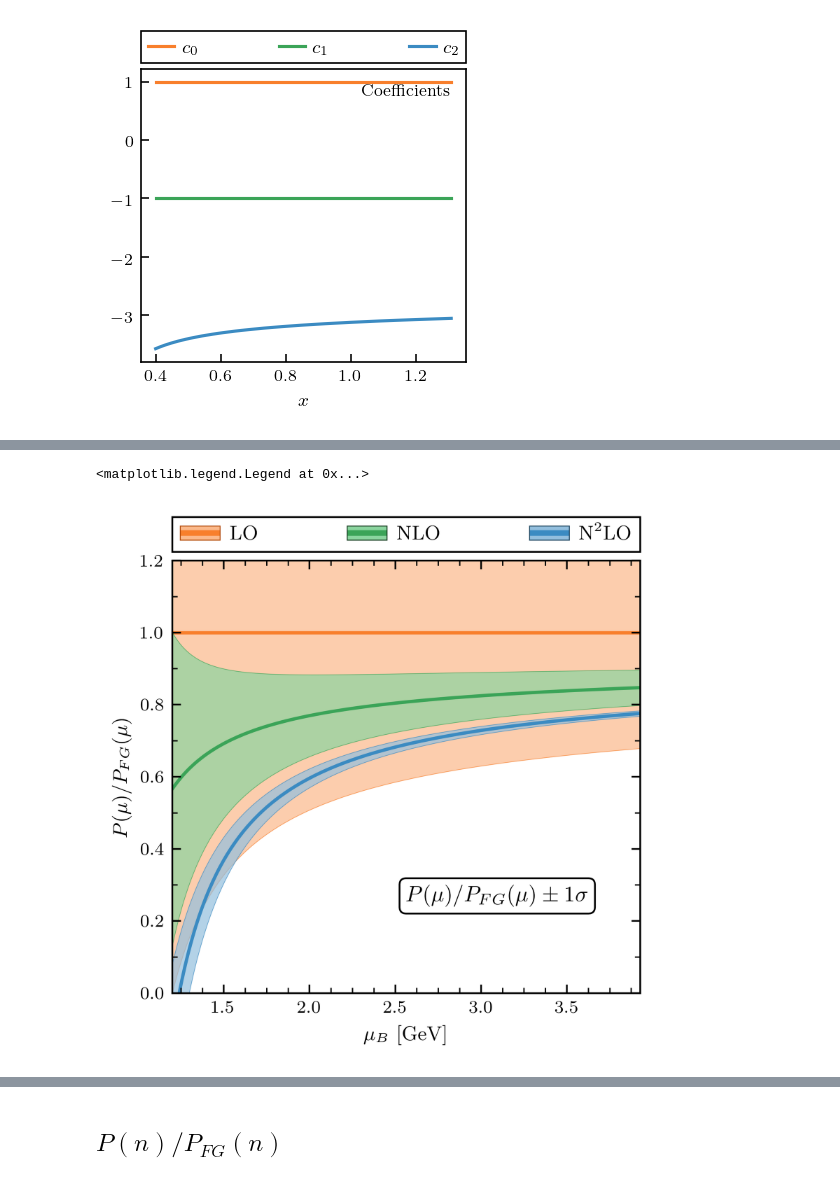
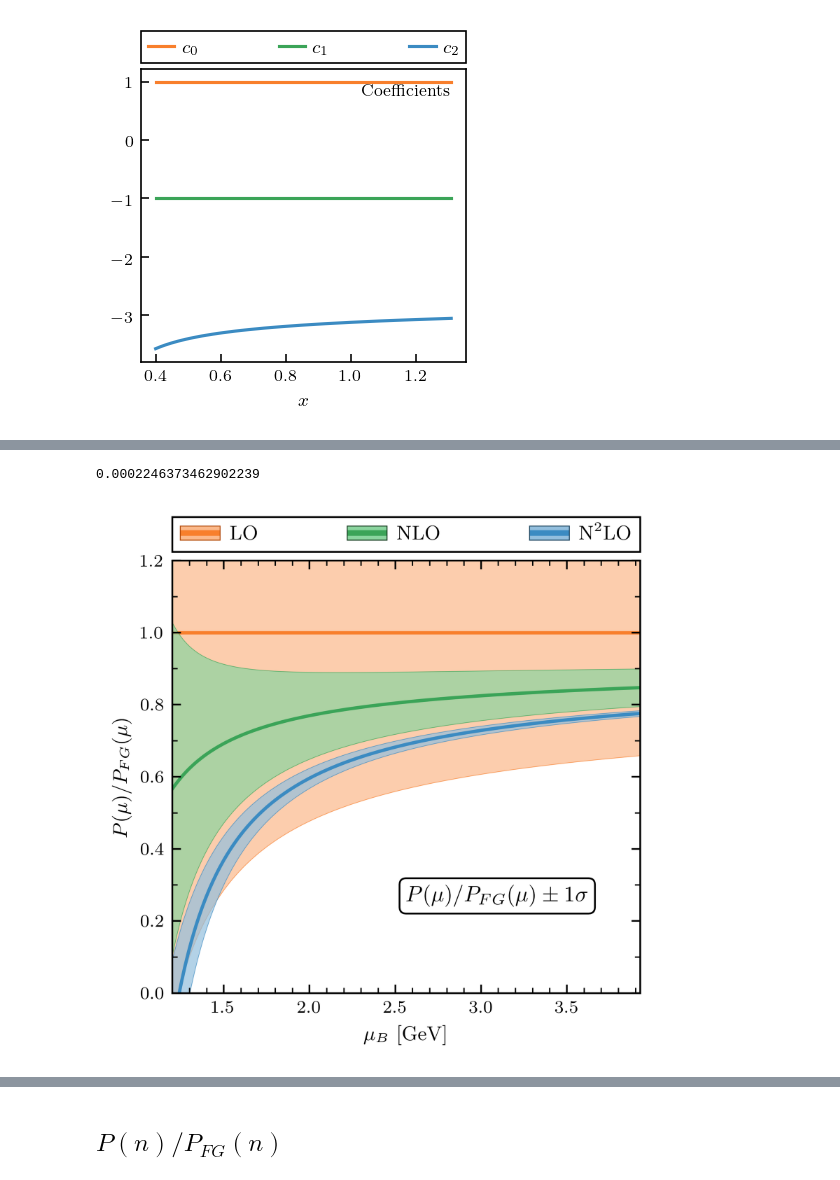
Before and after one commit to asemposki/neutron-rich-bmm, a Jupyter notebook: notebooks/pQCD_EOS.ipynb, the cells around one changed output, grey strips where cells are left out. Saved outputs shown, nothing was run; the diff lists cells and outputs as text; code cells hidden in the pictures.

```diff
--- a/notebooks/pQCD_EOS.ipynb
+++ b/notebooks/pQCD_EOS.ipynb
@@ -196,5 +201,7 @@ data_2 = pqcd.yref(X) * (pqcd.c_0(x) + pqcd.c_1(x)*pqcd.expQ(X) + pqcd.c_2(x)*pq
 data = np.array([data_0, data_1, data_2]).T
 
 # feed to the TruncationGP class and get back the truncation errors (excluding c_0)
-data, coeffs, std = trunc.uncertainties(data=data, expQ=pqcd.expQ, yref=pqcd.yref, excluded=[0])
+data, coeffs, std, cov_1 = trunc.uncertainties(data=data, expQ=pqcd.expQ, yref=pqcd.yref, sd=1.0, \
+                                        excluded=[0], nugget=1e-09)
+print(trunc.trunc_gp.coeffs_process.cov_factor_)
 # %% [output]
@@ -221,7 +230,7 @@ for i,n in enumerate(orders):
     for j in range(i, 3):
         ax = axes.ravel()[j]
         ax.plot(x_B, data[:, i]/pqcd.yref(X), zorder=i, c=colors[i])
-        ax.fill_between(x_B, (data[:, i] + 1.96*std[:,i])/pqcd.yref(X), (data[:, i] - 1.96*std[:,i])/pqcd.yref(X),
+        ax.fill_between(x_B, (data[:, i] + 1.0*std[:,i])/pqcd.yref(X), (data[:, i] - 1.0*std[:,i])/pqcd.yref(X),
                         zorder=i-1, facecolor=light_colors[i], edgecolor=colors[i], lw=edgewidth)
     ax = axes.ravel()[i]
     ax.set_ylim(0,1)
@@ -235,33 +244,35 @@ for i,n in enumerate(orders):
 # %%
 labels = [r'LO', r'NLO', r'N$^{2}$LO']
 
 # proof that the data is correct
 #print(pqcd.yref(X)*(pqcd.c_0(x) + pqcd.c_1(x)*pqcd.expQ(X)) - data[:,1])
 
 fig, ax = plt.subplots(1, 1, sharey=True, sharex=True, figsize=(3.4, 3.4), dpi=600)
 for i in range(3):
     ax.plot(3.0 * x, data[:, i]/pqcd.yref(X), zorder=i-1, c=colors[i])
     ax.fill_between(3.0 * x, (data[:, i] + 1.0*std[:,i])/pqcd.yref(X), \
                     (data[:, i] - 1.0*std[:,i])/pqcd.yref(X),
                         zorder=i-1, facecolor=light_colors[i], edgecolor=colors[i], lw=edgewidth, alpha=0.7)
     ax.set_ylim(0.0,1.2)
     ax.set_xlim(min(3.0 * x), max(3.0 * x))
     ax.set_ylabel(r'$P(\mu)/P_{FG}(\mu)$')
 ax.set_xlabel(r'$\mu_{B}$ [GeV]')
 title = r'$P(\mu)/P_{FG}(\mu) \pm 1\sigma$'
 ax.text(
     0.50, 0.25, title, transform=ax.transAxes, ha='left', va='top',
     multialignment='center', zorder=10, fontsize=10,
     bbox=dict(facecolor='w', boxstyle='round')
 )
-ax.xaxis.set_minor_locator(AutoMinorLocator(4))
+ax.xaxis.set_minor_locator(AutoMinorLocator(5))
 ax.yaxis.set_minor_locator(AutoMinorLocator(2))
 ax.tick_params(right=True, top=True, which='both')
 add_top_order_legend(fig, ax, ax, order_labels, colors, light_colors, dark_colors)
 
 #fig.savefig('pqcd_pressure_mu.png')
+
+print(std[50,2])
 # %% [output]
-<matplotlib.legend.Legend at 0x...>
+0.0002246373462902239
-[figure, old version]
+[figure, new version]
 # %%
 # call the diagnostics here to test before using on number density results
```
Also changed, not shown: parts of 25 cells of this notebook, 1 other file.
